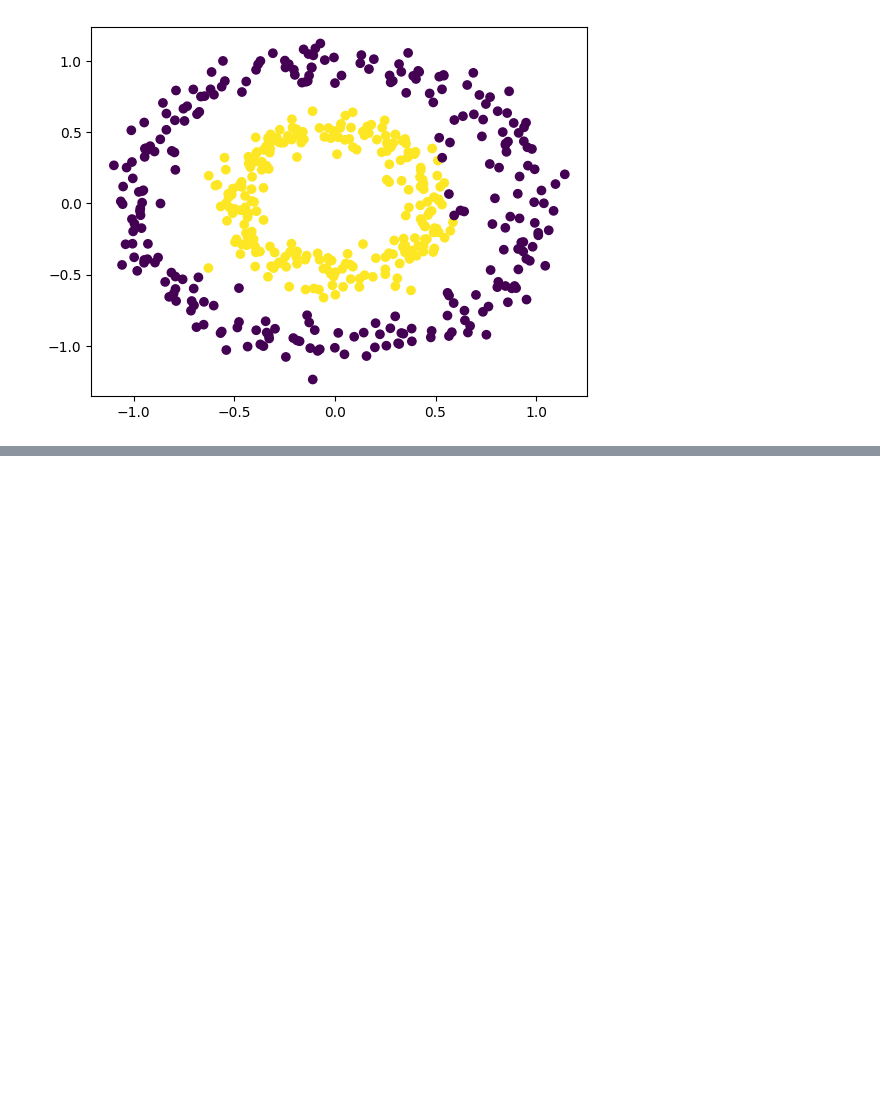
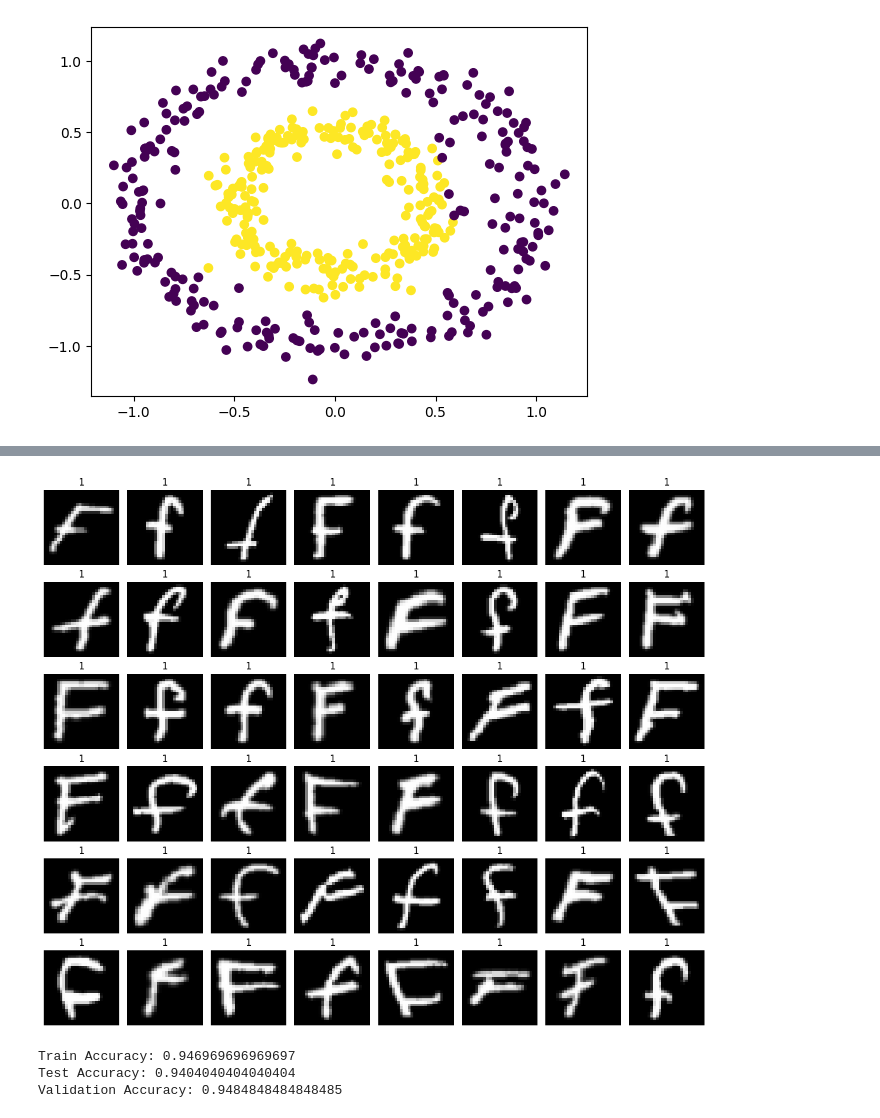
Before and after one commit to JulienJessmon/DeepLearning1, a Jupyter notebook: Assignment1.ipynb, the cells around one changed output, grey strips where cells are left out. Drawn from its saved outputs; the diff is of its cells as text; code cells hidden in the pictures; blank space fills up the shorter version.

```diff
--- a/Assignment1.ipynb
+++ b/Assignment1.ipynb
@@ -437,0 +537,6 @@ ax.scatter(X_all[:, 0], X_all[:, 1], c=y_pred_all)
+# %%
+# Now check images after 3300 - will all have label 1
+
+plot_grid(x_binary, y_binary, n=3300)
+# %% [output]
+[figure, added]
@@ -437,0 +566,17 @@ ax.scatter(X_all[:, 0], X_all[:, 1], c=y_pred_all)
+# %%
+accuracy_train = np.mean(y_pred_train == y_train)
+accuracy_test = np.mean(y_pred_test == y_test)
+accuracy_val = np.mean(y_pred_val == y_val)
+print("Train Accuracy:", accuracy_train)
+print("Test Accuracy:", accuracy_test)
+print("Validation Accuracy:", accuracy_val)
+# Scatter plot of test results
+# https://stackoverflow.com/questions/12414619/creating-a-3d-plot-from-a-3d-numpy-array
+X_all = np.vstack((X_train, X_test, X_val))
+y_pred_all = np.hstack((y_pred_train, y_pred_test, y_pred_val))
+
+#TODO: Check why it is having good performance with just one neuron
+# %% [output]
+Train Accuracy: 0.946969696969697
+Test Accuracy: 0.9404040404040404
+Validation Accuracy: 0.9484848484848485
```
Also changed, not shown: parts of 13 cells of this notebook, 1 other file.
